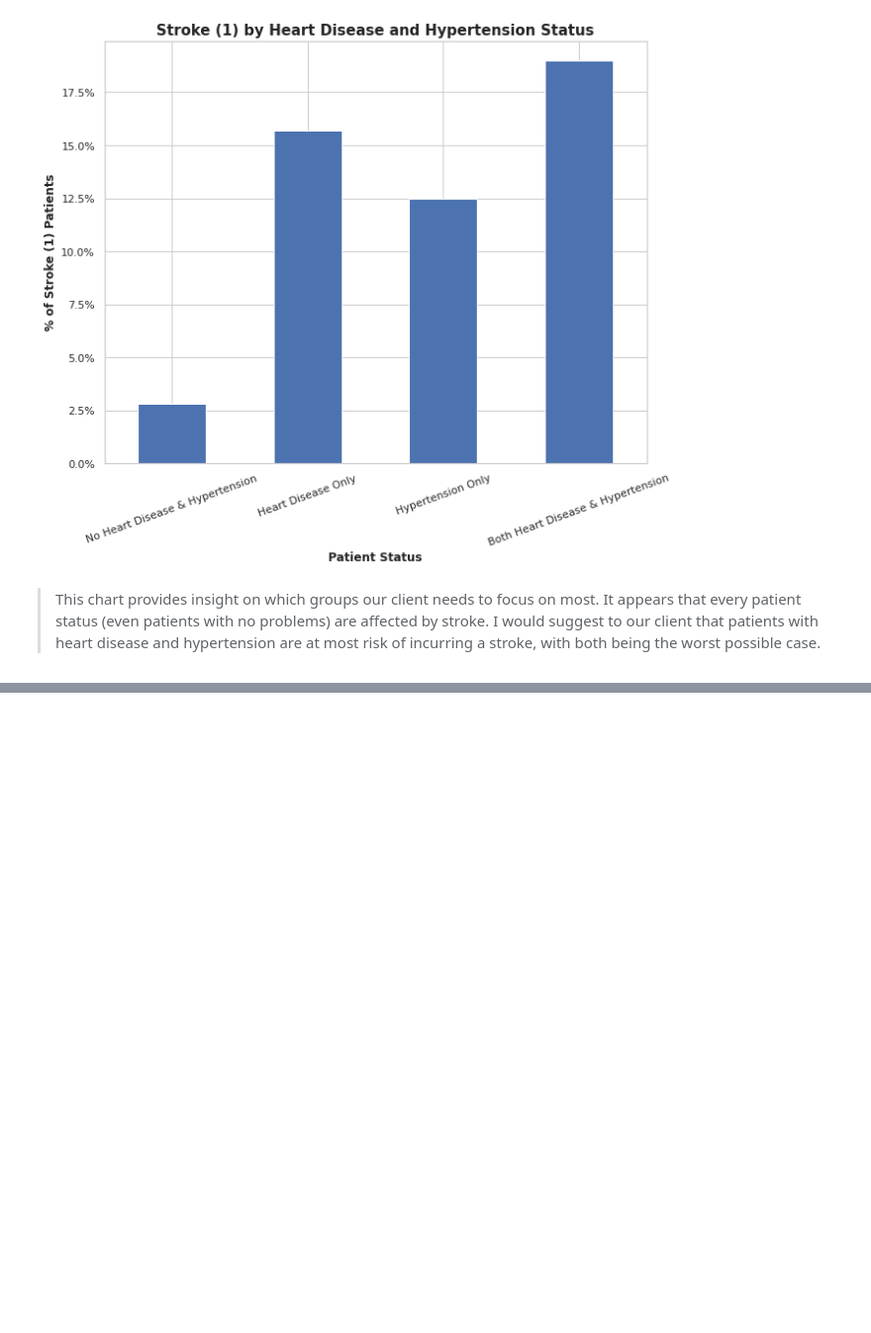
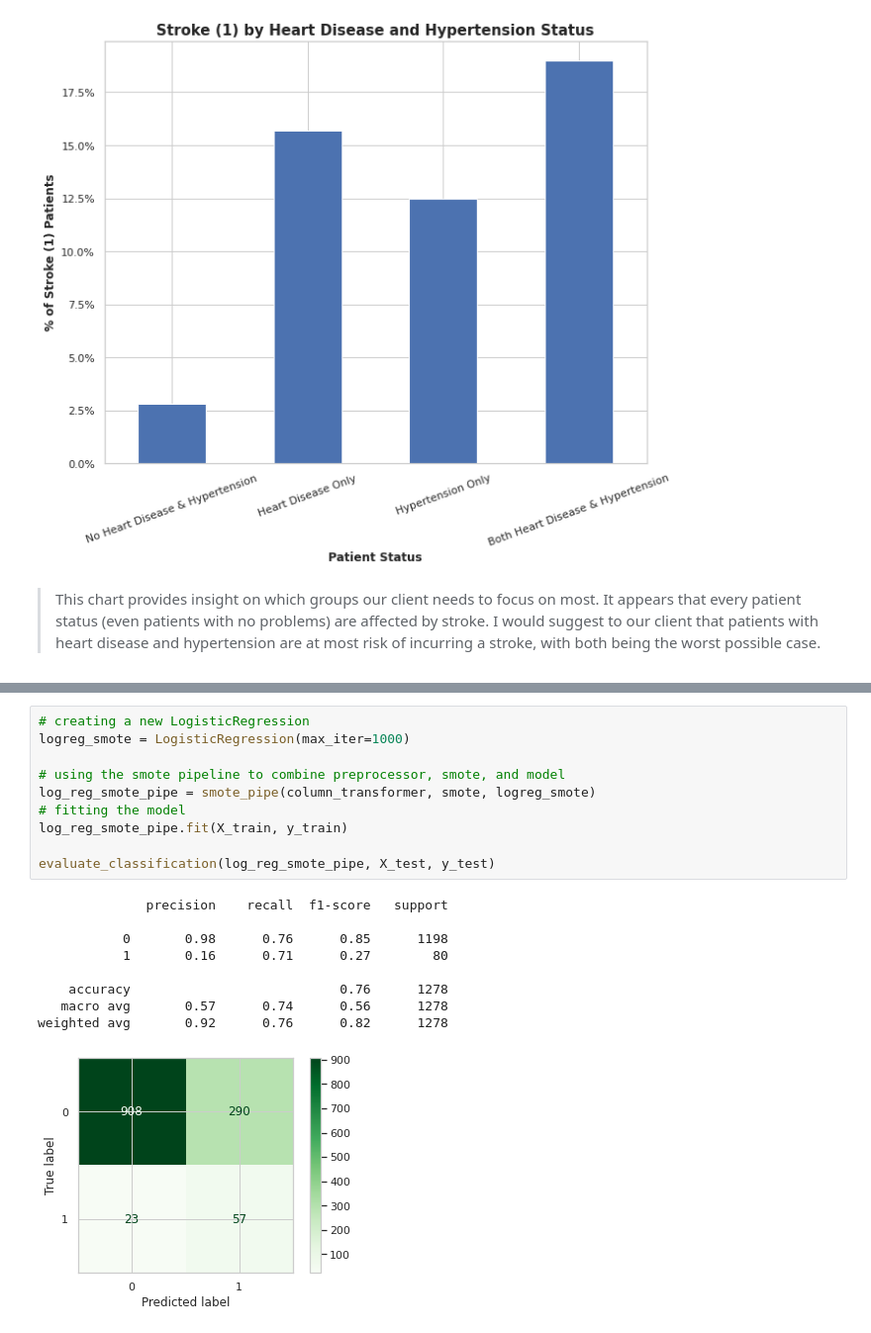
Before and after one commit to bradshawjoshua/Early-Detection-Stroke, a Jupyter notebook: Early_Detection_of_Stroke.ipynb, the cells around one changed output, grey strips where cells are left out. Shown at 99% size. Drawn from its saved outputs; the diff is of its cells as text; blank space fills up the shorter version.

```diff
--- a/Early_Detection_of_Stroke.ipynb
+++ b/Early_Detection_of_Stroke.ipynb
@@ -532,0 +790,20 @@ plt.show()
+# %%
+# creating a new LogisticRegression
+logreg_smote = LogisticRegression(max_iter=1000)
+
+# using the smote pipeline to combine preprocessor, smote, and model
+log_reg_smote_pipe = smote_pipe(column_transformer, smote, logreg_smote)
+# fitting the model
+log_reg_smote_pipe.fit(X_train, y_train)
+
+evaluate_classification(log_reg_smote_pipe, X_test, y_test)
+# %% [output]
+              precision    recall  f1-score   support
+
+           0       0.98      0.76      0.85      1198
+           1       0.16      0.71      0.27        80
+
+    accuracy                           0.76      1278
+   macro avg       0.57      0.74      0.56      1278
+weighted avg       0.92      0.76      0.82      1278
+[figure, added]
```
Also changed, not shown: parts of 77 cells of this notebook.
